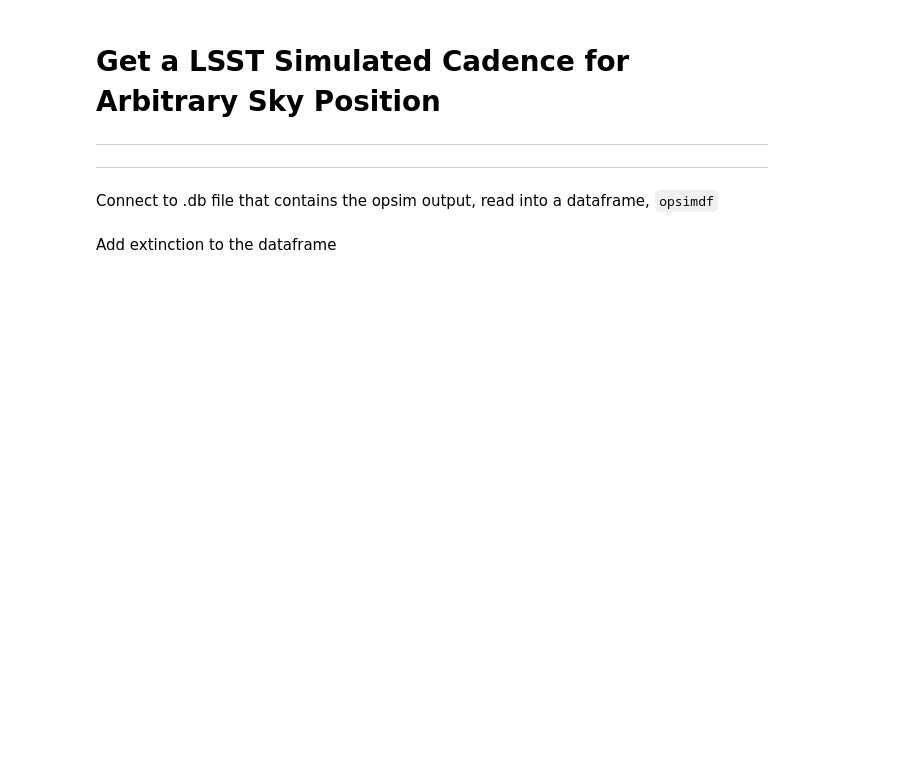
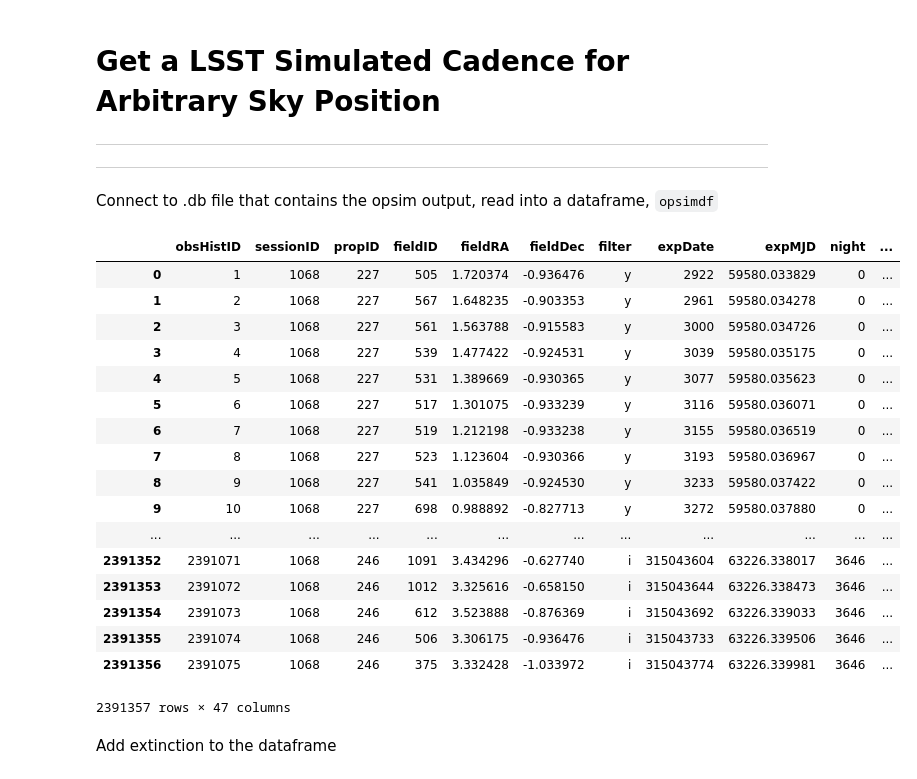
Before and after one commit to RobFirth/LSST_tools, a Jupyter notebook: lsst_tools/sims/notebooks/simulate_cadence.ipynb, the cells around one changed output. Saved outputs shown, nothing was run; the diff lists cells and outputs as text; code cells hidden in the pictures; blank space fills up the shorter version.

```diff
--- a/lsst_tools/sims/notebooks/simulate_cadence.ipynb
+++ b/lsst_tools/sims/notebooks/simulate_cadence.ipynb
@@ -45,6 +50,27 @@ opsimdbpath = "/Users/berto/data/LSST/OpSimOutputDBs/astro_lsst_01_1068_sqlite.d
 
 conn = create_engine('sqlite:///'+opsimdbpath, echo = False)
 opsimdf = pd.read_sql_table('Summary', con=conn)
+# %%
+opsimdf
+# %% [output]
+|  | obsHistID | sessionID | propID | fieldID | fieldRA | fieldDec | filter | expDate | expMJD | night | ... |
+| 0 | 1 | 1068 | 227 | 505 | 1.720374 | -0.936476 | y | 2922 | 59580.033829 | 0 | ... |
+| 1 | 2 | 1068 | 227 | 567 | 1.648235 | -0.903353 | y | 2961 | 59580.034278 | 0 | ... |
+| 2 | 3 | 1068 | 227 | 561 | 1.563788 | -0.915583 | y | 3000 | 59580.034726 | 0 | ... |
+| 3 | 4 | 1068 | 227 | 539 | 1.477422 | -0.924531 | y | 3039 | 59580.035175 | 0 | ... |
+| 4 | 5 | 1068 | 227 | 531 | 1.389669 | -0.930365 | y | 3077 | 59580.035623 | 0 | ... |
+| 5 | 6 | 1068 | 227 | 517 | 1.301075 | -0.933239 | y | 3116 | 59580.036071 | 0 | ... |
+| 6 | 7 | 1068 | 227 | 519 | 1.212198 | -0.933238 | y | 3155 | 59580.036519 | 0 | ... |
+| 7 | 8 | 1068 | 227 | 523 | 1.123604 | -0.930366 | y | 3193 | 59580.036967 | 0 | ... |
+| 8 | 9 | 1068 | 227 | 541 | 1.035849 | -0.924530 | y | 3233 | 59580.037422 | 0 | ... |
+| 9 | 10 | 1068 | 227 | 698 | 0.988892 | -0.827713 | y | 3272 | 59580.037880 | 0 | ... |
+| ... | ... | ... | ... | ... | ... | ... | ... | ... | ... | ... | ... |
+| 2391352 | 2391071 | 1068 | 246 | 1091 | 3.434296 | -0.627740 | i | 315043604 | 63226.338017 | 3646 | ... |
+| 2391353 | 2391072 | 1068 | 246 | 1012 | 3.325616 | -0.658150 | i | 315043644 | 63226.338473 | 3646 | ... |
+| 2391354 | 2391073 | 1068 | 246 | 612 | 3.523888 | -0.876369 | i | 315043692 | 63226.339033 | 3646 | ... |
+| 2391355 | 2391074 | 1068 | 246 | 506 | 3.306175 | -0.936476 | i | 315043733 | 63226.339506 | 3646 | ... |
+| 2391356 | 2391075 | 1068 | 246 | 375 | 3.332428 | -1.033972 | i | 315043774 | 63226.339981 | 3646 | ... |
+2391357 rows × 47 columns
 # %%
 #%%timeit ## The slowest run took 39.04 times longer than the fastest. This could mean that an intermediate result is being cached.
 #         ## 1000 loops, best of 3: 246 µs per loop
```
Also changed, not shown: parts of 38 cells of this notebook, 3 other files.
